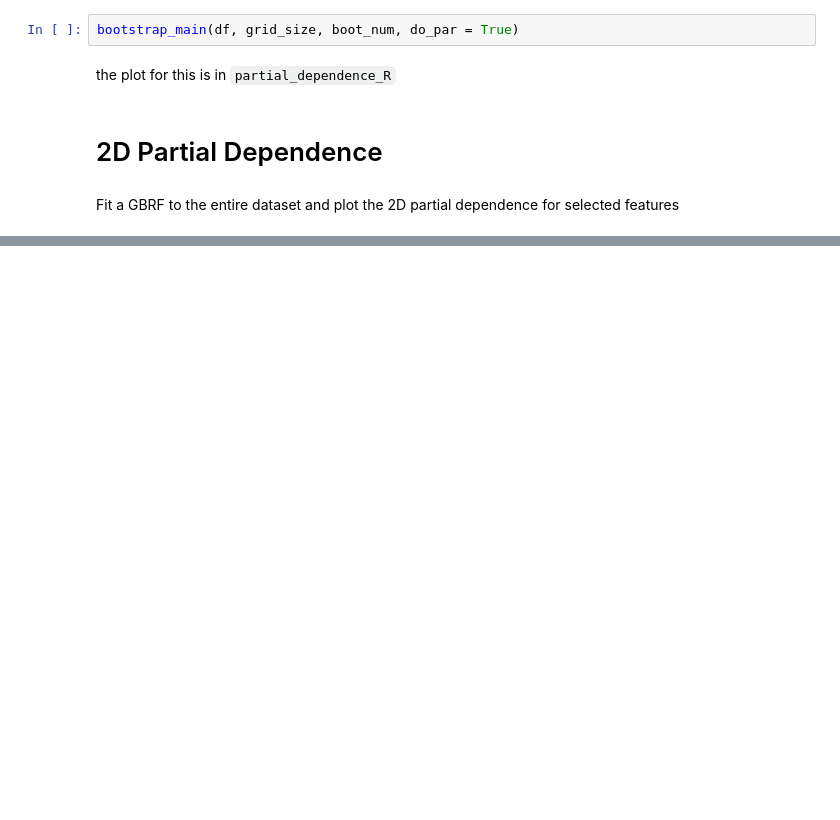
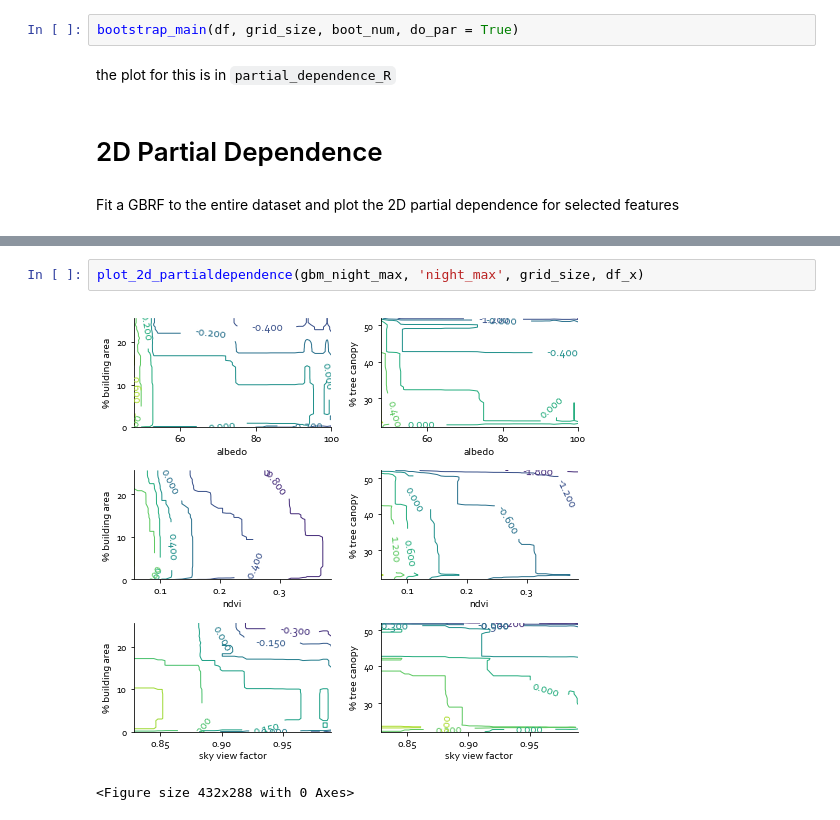
Before and after one commit to tommlogan/land_surface_temperature, a Jupyter notebook: code/analysis/partial_dependence_PY.ipynb, the cells around one changed output, grey strips where cells are left out. Cells and saved outputs as stored; diff of their text form; blank space fills up the shorter version.

```diff
--- a/code/analysis/partial_dependence_PY.ipynb
+++ b/code/analysis/partial_dependence_PY.ipynb
@@ -67 +87,6 @@ plot_2d_partialdependence(gbm_day, 'day', grid_size, df_x)
 <Figure size 432x288 with 0 Axes>
+# %%
+plot_2d_partialdependence(gbm_night_max, 'night_max', grid_size, df_x)
+# %% [output]
+[figure, added]
+<Figure size 432x288 with 0 Axes>
```
Also changed, not shown: parts of 6 cells of this notebook, 10 other files.
